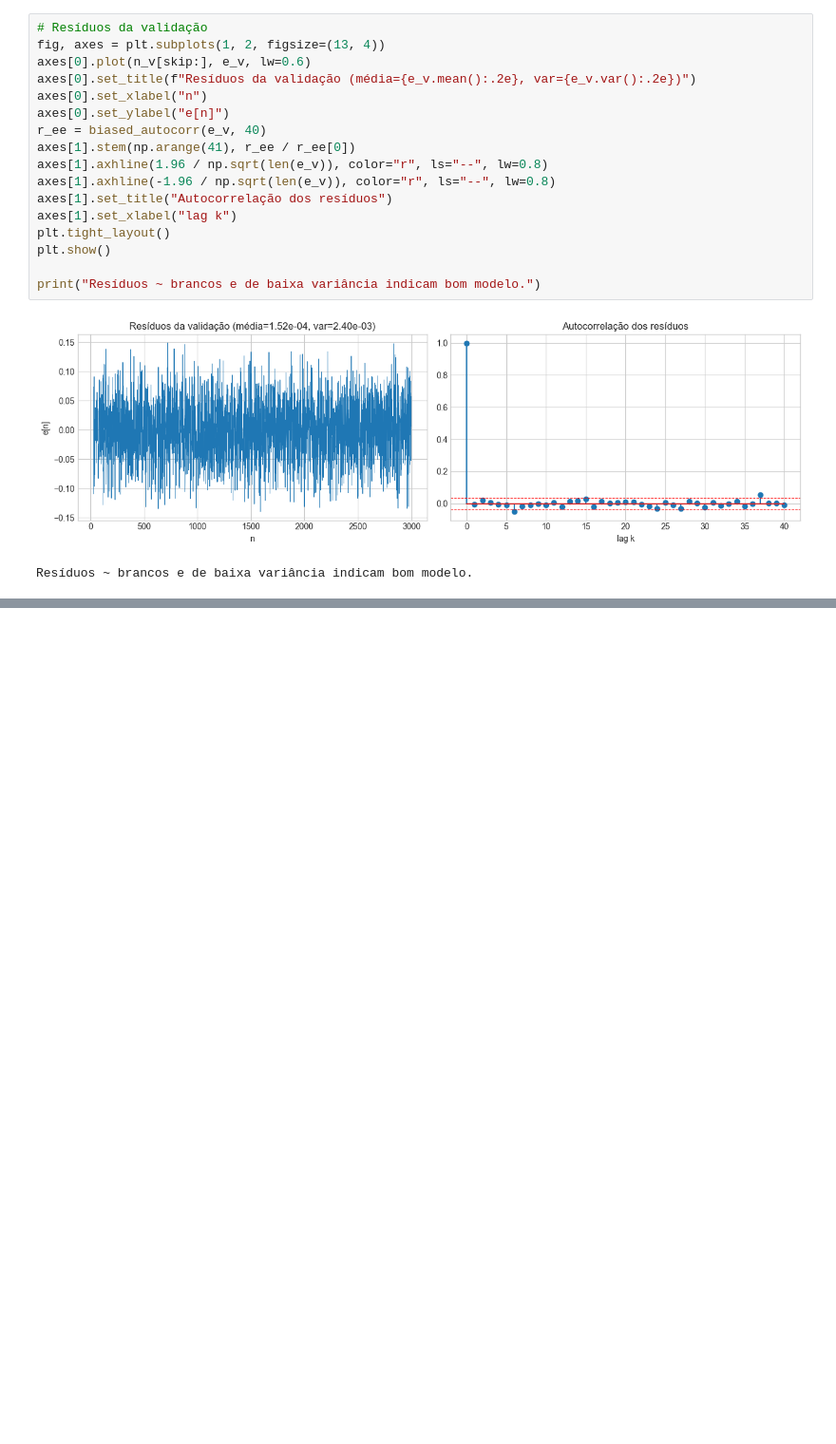
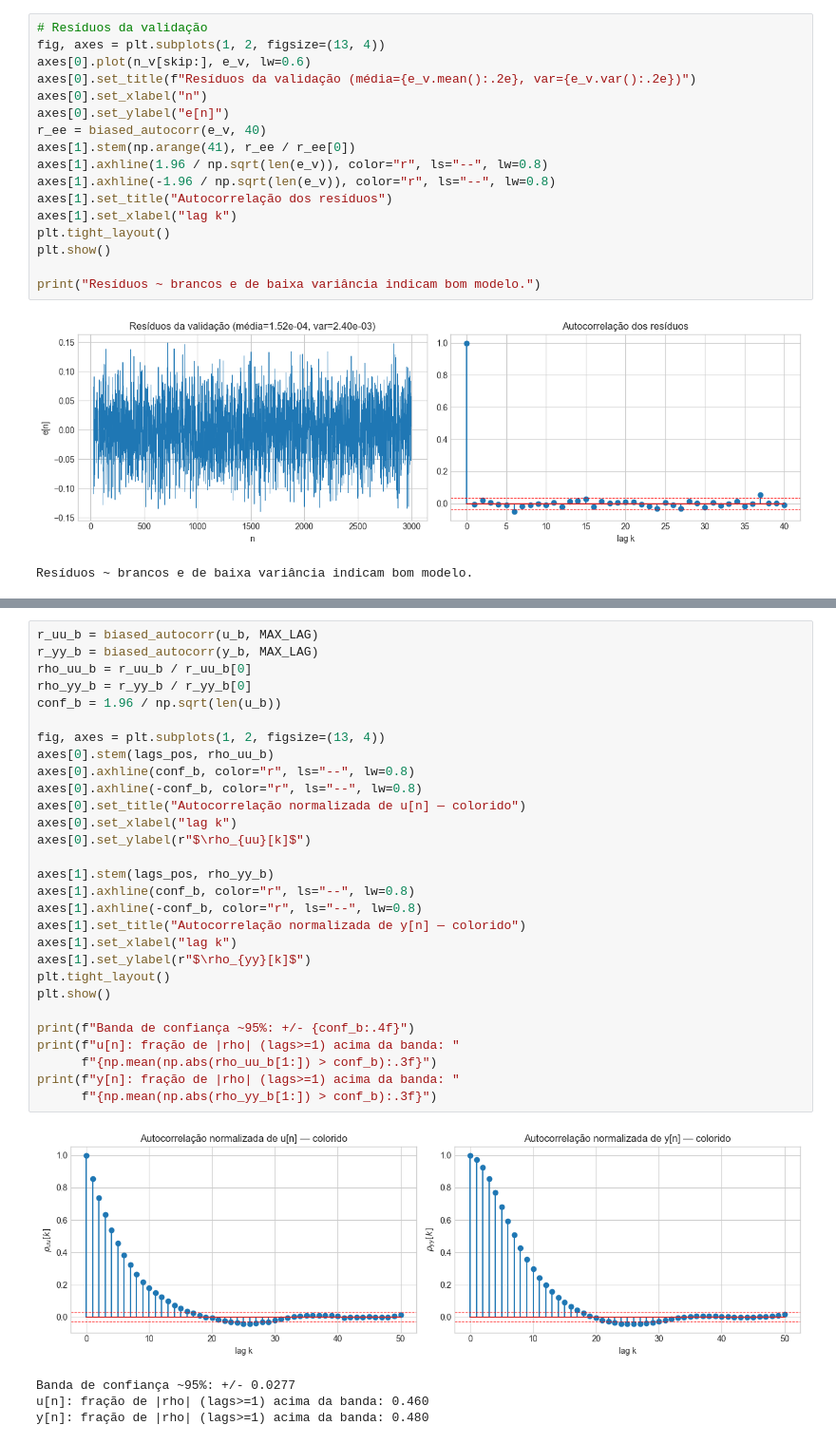
Before and after one commit to Jakson-Almeida/stochastic_processes, a Jupyter notebook: notebooks/resolucao_trabalho.ipynb, the cells around one changed output, grey strips where cells are left out. Shown at 95% size. Saved outputs shown, nothing was run; the diff lists cells and outputs as text; blank space fills up the shorter version.

```diff
--- a/notebooks/resolucao_trabalho.ipynb
+++ b/notebooks/resolucao_trabalho.ipynb
@@ -414,0 +466,34 @@ Resíduos ~ brancos e de baixa variância indicam bom modelo.
+# %%
+r_uu_b = biased_autocorr(u_b, MAX_LAG)
+r_yy_b = biased_autocorr(y_b, MAX_LAG)
+rho_uu_b = r_uu_b / r_uu_b[0]
+rho_yy_b = r_yy_b / r_yy_b[0]
+conf_b = 1.96 / np.sqrt(len(u_b))
+
+fig, axes = plt.subplots(1, 2, figsize=(13, 4))
+axes[0].stem(lags_pos, rho_uu_b)
+axes[0].axhline(conf_b, color="r", ls="--", lw=0.8)
+axes[0].axhline(-conf_b, color="r", ls="--", lw=0.8)
+axes[0].set_title("Autocorrelação normalizada de u[n] — colorido")
+axes[0].set_xlabel("lag k")
+axes[0].set_ylabel(r"$\rho_{uu}[k]$")
+
+axes[1].stem(lags_pos, rho_yy_b)
+axes[1].axhline(conf_b, color="r", ls="--", lw=0.8)
+axes[1].axhline(-conf_b, color="r", ls="--", lw=0.8)
+axes[1].set_title("Autocorrelação normalizada de y[n] — colorido")
+axes[1].set_xlabel("lag k")
+axes[1].set_ylabel(r"$\rho_{yy}[k]$")
+plt.tight_layout()
+plt.show()
+
+print(f"Banda de confiança ~95%: +/- {conf_b:.4f}")
+print(f"u[n]: fração de |rho| (lags>=1) acima da banda: "
+      f"{np.mean(np.abs(rho_uu_b[1:]) > conf_b):.3f}")
+print(f"y[n]: fração de |rho| (lags>=1) acima da banda: "
+      f"{np.mean(np.abs(rho_yy_b[1:]) > conf_b):.3f}")
+# %% [output]
+[figure, added]
+Banda de confiança ~95%: +/- 0.0277
+u[n]: fração de |rho| (lags>=1) acima da banda: 0.460
+y[n]: fração de |rho| (lags>=1) acima da banda: 0.480
```
Also changed, not shown: parts of 21 cells of this notebook.
